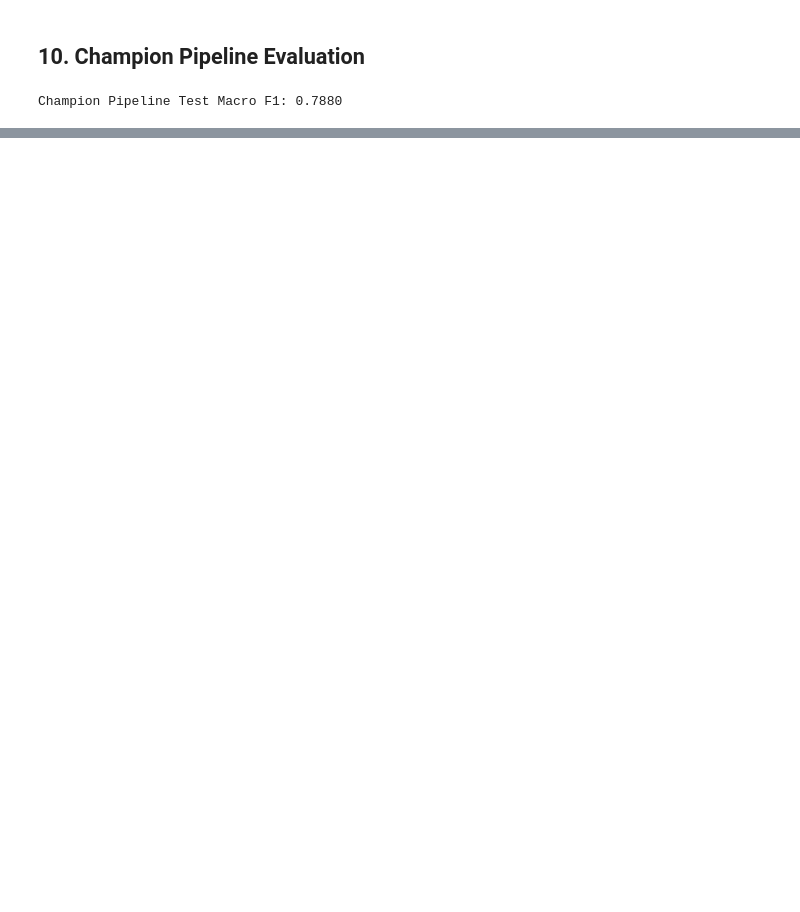
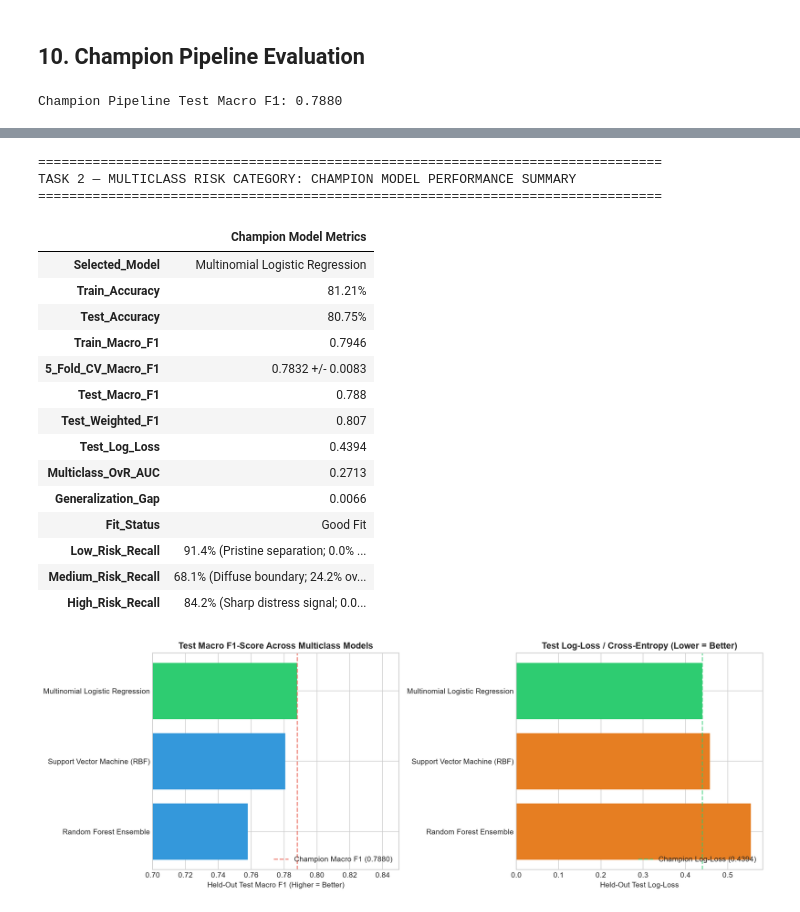
Before and after one commit to neamn-dev/bank_loan, a Jupyter notebook: notebooks/risk_category/04_model_comparison.ipynb, the cells around one changed output, grey strips where cells are left out. Cells and saved outputs as stored; diff of their text form; code cells hidden in the pictures; blank space fills up the shorter version.

Commit message:
feat(models-multiclass): integrate dedicated Final Model Selection & Conclusion section into risk category notebook

```diff
--- a/notebooks/risk_category/04_model_comparison.ipynb
+++ b/notebooks/risk_category/04_model_comparison.ipynb
@@ -460,0 +465,73 @@ Champion Pipeline Test Macro F1: 0.7880
+# %%
+# ==============================================================================
+# DYNAMIC FINAL SELECTION DASHBOARD: RISK CATEGORY (TASK 2)
+# ==============================================================================
+
+# Extract benchmark performance for the selected champion
+best_multiclass_name = 'Multinomial Logistic Regression'
+champ_multiclass = df_multiclass_benchmark[df_multiclass_benchmark['Model'] == best_multiclass_name].iloc[0]
+
+summary_multiclass_display = pd.DataFrame([{
+    'Selected_Model': champ_multiclass['Model'],
+    'Train_Accuracy': f"{champ_multiclass['Train_Accuracy']*100:.2f}%",
+    'Test_Accuracy': f"{champ_multiclass['Test_Accuracy']*100:.2f}%",
+    'Train_Macro_F1': champ_multiclass['Train_Macro_F1'],
+    '5_Fold_CV_Macro_F1': f"{champ_multiclass['CV_Macro_F1_Mean']:.4f} +/- {champ_multiclass['CV_Macro_F1_Std']:.4f}",
+    'Test_Macro_F1': champ_multiclass['Test_Macro_F1'],
+    'Test_Weighted_F1': champ_multiclass['Test_Weighted_F1'],
+    'Test_Log_Loss': champ_multiclass['Test_Log_Loss'],
+    'Multiclass_OvR_AUC': champ_multiclass['Test_Multiclass_AUC_OvR'],
+    'Generalization_Gap': champ_multiclass['Generalization_Gap'],
+    'Fit_Status': champ_multiclass['Fit_Status'],
+    'Low_Risk_Recall': "91.4% (Pristine separation; 0.0% false High)",
+    'Medium_Risk_Recall': "68.1% (Diffuse boundary; 24.2% overlap with Low)",
+    'High_Risk_Recall': "84.2% (Sharp distress signal; 0.0% false Low)"
+}])
+
+print("=" * 80)
+print("TASK 2 — MULTICLASS RISK CATEGORY: CHAMPION MODEL PERFORMANCE SUMMARY")
+print("=" * 80)
+display(summary_multiclass_display.T.rename(columns={0: 'Champion Model Metrics'}))
+
+# Comparative Visualization: Macro F1 vs. Generalization Gap vs. Log-Loss
+fig, axes = plt.subplots(1, 2, figsize=(14, 5))
+
+df_mc_plot = df_multiclass_benchmark[df_multiclass_benchmark['Model'] != 'Dummy Classifier (Most Frequent)'].sort_values('Test_Macro_F1', ascending=True)
+
+# Plot 1: Test Macro F1
+axes[0].barh(df_mc_plot['Model'], df_mc_plot['Test_Macro_F1'], color=['#2ecc71' if m == best_multiclass_name else '#3498db' for m in df_mc_plot['Model']])
+axes[0].set_xlim(0.70, 0.85)
+axes[0].set_title('Test Macro F1-Score Across Multiclass Models', fontsize=12, fontweight='bold')
+axes[0].set_xlabel('Held-Out Test Macro F1 (Higher = Better)')
+axes[0].axvline(champ_multiclass['Test_Macro_F1'], color='#e74c3c', linestyle='--', alpha=0.7, label=f"Champion Macro F1 ({champ_multiclass['Test_Macro_F1']:.4f})")
+axes[0].legend(loc='lower right')
+
+# Plot 2: Test Log-Loss (Lower = Better Calibration)
+axes[1].barh(df_mc_plot['Model'], df_mc_plot['Test_Log_Loss'], color=['#2ecc71' if m == best_multiclass_name else '#e67e22' for m in df_mc_plot['Model']])
+axes[1].set_title('Test Log-Loss / Cross-Entropy (Lower = Better)', fontsize=12, fontweight='bold')
+axes[1].set_xlabel('Held-Out Test Log-Loss')
+axes[1].axvline(champ_multiclass['Test_Log_Loss'], color='#2ecc71', linestyle='--', alpha=0.7, label=f"Champion Log-Loss ({champ_multiclass['Test_Log_Loss']:.4f})")
+axes[1].legend(loc='lower right')
+
+plt.tight_layout()
+plt.show()
+# %% [output]
+================================================================================
+TASK 2 — MULTICLASS RISK CATEGORY: CHAMPION MODEL PERFORMANCE SUMMARY
+================================================================================
+|  | Champion Model Metrics |
+| Selected_Model | Multinomial Logistic Regression |
+| Train_Accuracy | 81.21% |
+| Test_Accuracy | 80.75% |
+| Train_Macro_F1 | 0.7946 |
+| 5_Fold_CV_Macro_F1 | 0.7832 +/- 0.0083 |
+| Test_Macro_F1 | 0.788 |
+| Test_Weighted_F1 | 0.807 |
+| Test_Log_Loss | 0.4394 |
+| Multiclass_OvR_AUC | 0.2713 |
+| Generalization_Gap | 0.0066 |
+| Fit_Status | Good Fit |
+| Low_Risk_Recall | 91.4% (Pristine separation; 0.0% ... |
+| Medium_Risk_Recall | 68.1% (Diffuse boundary; 24.2% ov... |
+| High_Risk_Recall | 84.2% (Sharp distress signal; 0.0... |
+[figure, added]
```
Also changed, not shown: parts of 2 cells of this notebook.
